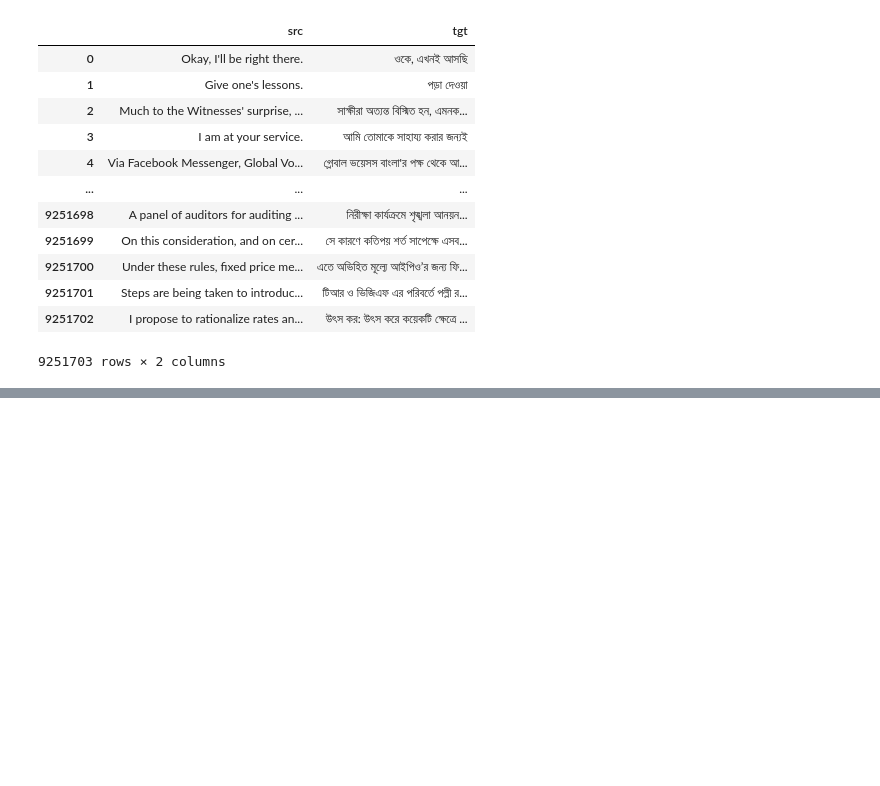
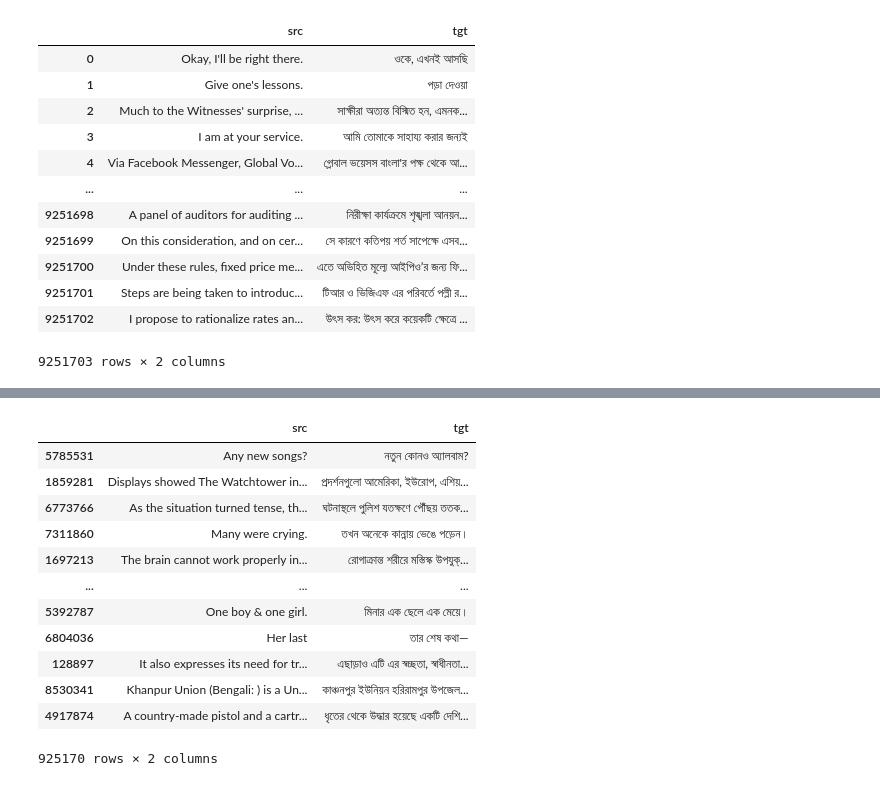
Before and after one commit to RishiDarkDevil/Neural-Machine-Translation-English-Bengali, a Jupyter notebook: Text_Preprocessing.ipynb, the cells around one changed output, grey strips where cells are left out. Drawn from its saved outputs; the diff is of its cells as text; code cells hidden in the pictures; blank space fills up the shorter version.

Commit message:
Merge Data and Split Data into train and train-dev set

```diff
--- a/Text_Preprocessing.ipynb
+++ b/Text_Preprocessing.ipynb
@@ -88,0 +99,18 @@ data
+# %%
+train_data, train_dev_data  = train_test_split(data, train_size=0.1, test_size=0.002, random_state=43)
+# %%
+train_data
+# %% [output]
+|  | src | tgt |
+| 5785531 | Any new songs? | নতুন কোনও অ্যালবাম? |
+| 1859281 | Displays showed The Watchtower in... | প্রদর্শনগুলো আমেরিকা, ইউরোপ, এশিয়... |
+| 6773766 | As the situation turned tense, th... | ঘটনাস্থলে পুলিশ যতক্ষণে পৌঁছয় ততক... |
+| 7311860 | Many were crying. | তখন অনেকে কান্নায় ভেঙে পড়েন। |
+| 1697213 | The brain cannot work properly in... | রোগাক্রান্ত শরীরে মস্তিস্ক উপযুক্... |
+| ... | ... | ... |
+| 5392787 | One boy & one girl. | মিনার এক ছেলে এক মেয়ে। |
+| 6804036 | Her last | তার শেষ কথা— |
+| 128897 | It also expresses its need for tr... | এছাড়াও এটি এর স্বচ্ছতা, স্বাধীনতা... |
+| 8530341 | Khanpur Union (Bengali: ) is a Un... | কাঞ্চনপুর ইউনিয়ন হরিরামপুর উপজেল... |
+| 4917874 | A country-made pistol and a cartr... | ধৃতের থেকে উদ্ধার হয়েছে একটি দেশি... |
+925170 rows × 2 columns
```
Also changed, not shown: parts of 18 cells of this notebook.
